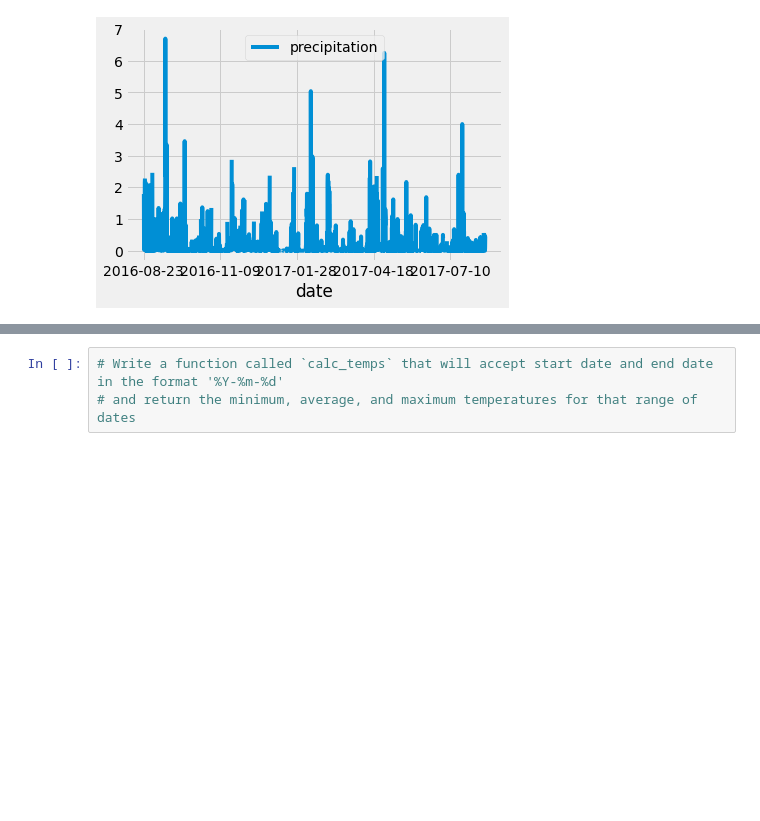
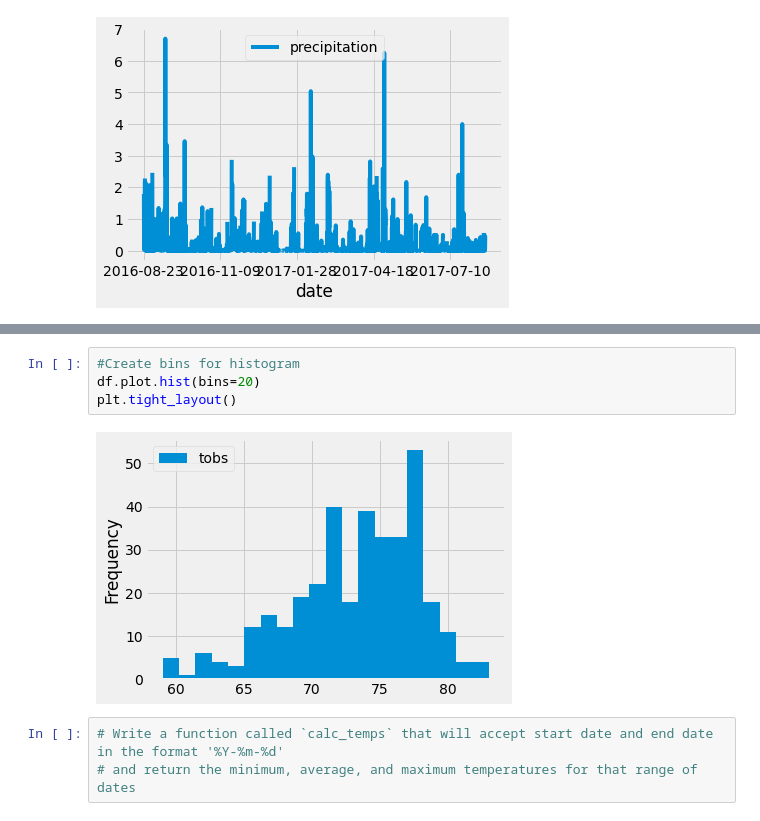
Before and after one commit to lavec0324/surfs_up, a Jupyter notebook: climate_analysis.ipynb, the cells around one changed output, grey strips where cells are left out. Cells and saved outputs as stored; diff of their text form; blank space fills up the shorter version.

```diff
--- a/climate_analysis.ipynb
+++ b/climate_analysis.ipynb
@@ -81,3 +151,9 @@ df.plot()
+# %%
+#Create bins for histogram
+df.plot.hist(bins=20)
+plt.tight_layout()
+# %% [output]
+[figure, added]
 # %%
 # Write a function called `calc_temps` that will accept start date and end date in the format '%Y-%m-%d'
 # and return the minimum, average, and maximum temperatures for that range of dates
```
Also changed, not shown: parts of 9 cells of this notebook.
